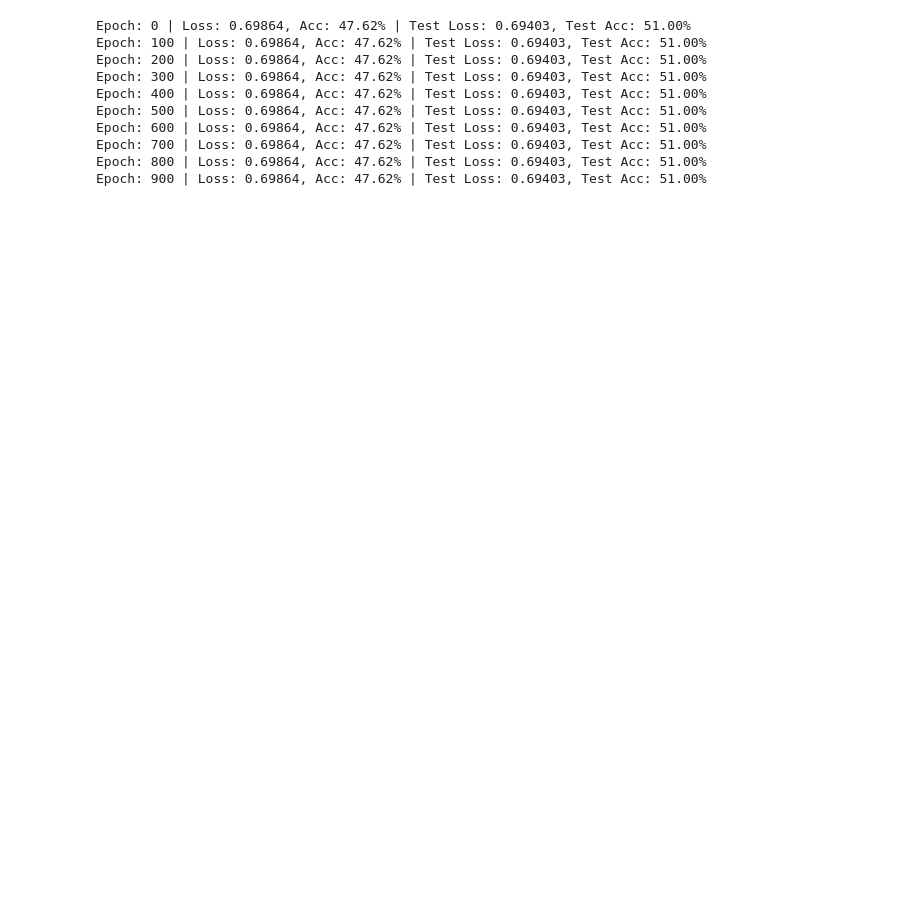
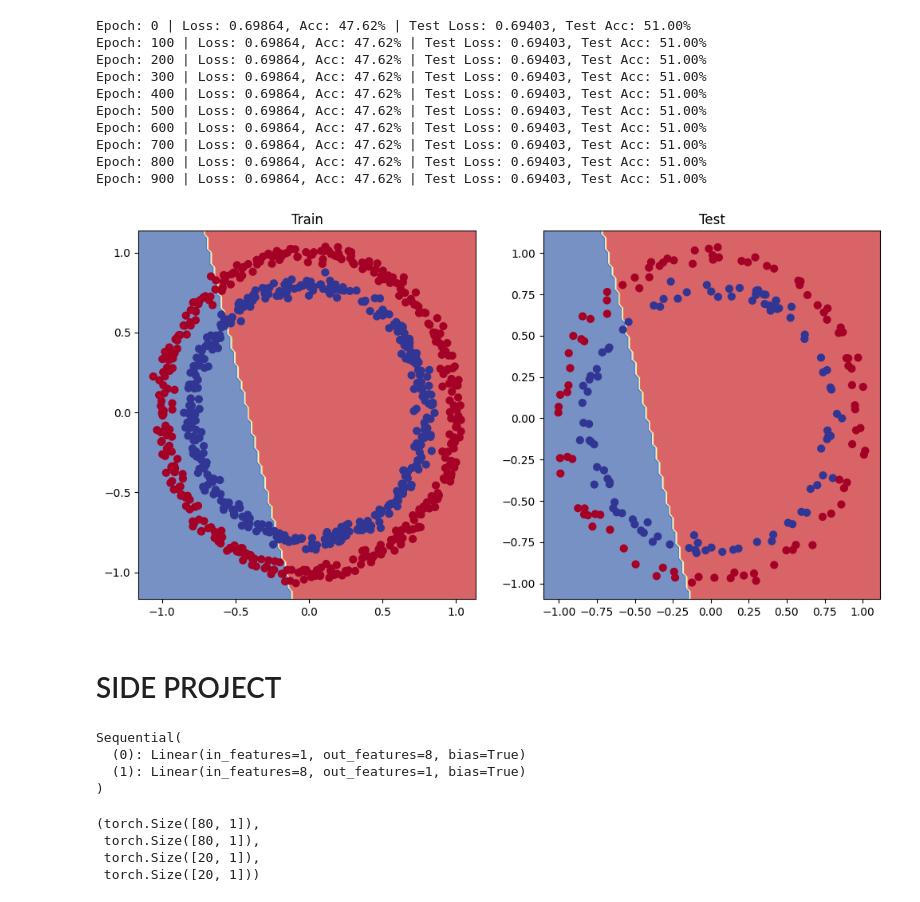
Before and after one commit to dozetype/pytorch-notes, a Jupyter notebook: classification.ipynb, the cells around one changed output. Drawn from its saved outputs; the diff is of its cells as text; code cells hidden in the pictures; blank space fills up the shorter version.

```diff
--- a/classification.ipynb
+++ b/classification.ipynb
@@ -346,3 +344,41 @@ Epoch: 600 | Loss: 0.69864, Acc: 47.62% | Test Loss: 0.69403, Test Acc: 51.00%
 Epoch: 700 | Loss: 0.69864, Acc: 47.62% | Test Loss: 0.69403, Test Acc: 51.00%
 Epoch: 800 | Loss: 0.69864, Acc: 47.62% | Test Loss: 0.69403, Test Acc: 51.00%
 Epoch: 900 | Loss: 0.69864, Acc: 47.62% | Test Loss: 0.69403, Test Acc: 51.00%
+# %%
+plt.figure(figsize=(12, 6))
+plt.subplot(1, 2, 1) # rows, cols, index
+plt.title("Train")
+plot_decision_boundary(model1, X_train, y_train)
+
+plt.subplot(1, 2, 2)
+plt.title("Test")
+plot_decision_boundary(model1, X_test, y_test)
+# %% [output]
+[figure, added]
+# %% [markdown]
+# SIDE PROJECT
+# %%
+model2 = nn.Sequential(nn.Linear(in_features=1, out_features=8), nn.Linear(in_features=8, out_features=1)).to(device)
+model2
+# %% [output]
+Sequential(
+  (0): Linear(in_features=1, out_features=8, bias=True)
+  (1): Linear(in_features=8, out_features=1, bias=True)
+)
+# %%
+# Creating data
+weight, bias = 0.7, 0.3
+start, end, step = 0, 1, 0.01
+
+X_regression = torch.arange(start, end, step).unsqueeze(dim=1)
+y_regression = weight * X_regression + bias
+
+train_split = int(0.8 * len(X_regression))
+X_train, y_train = X_regression[:train_split], y_regression[:train_split]
+X_test, y_test = X_regression[train_split:], y_regression[train_split:]
+X_train.shape, y_train.shape, X_test.shape, y_test.shape
+# %% [output]
+(torch.Size([80, 1]),
+ torch.Size([80, 1]),
+ torch.Size([20, 1]),
+ torch.Size([20, 1]))
```
Also changed, not shown: parts of 24 cells of this notebook.
